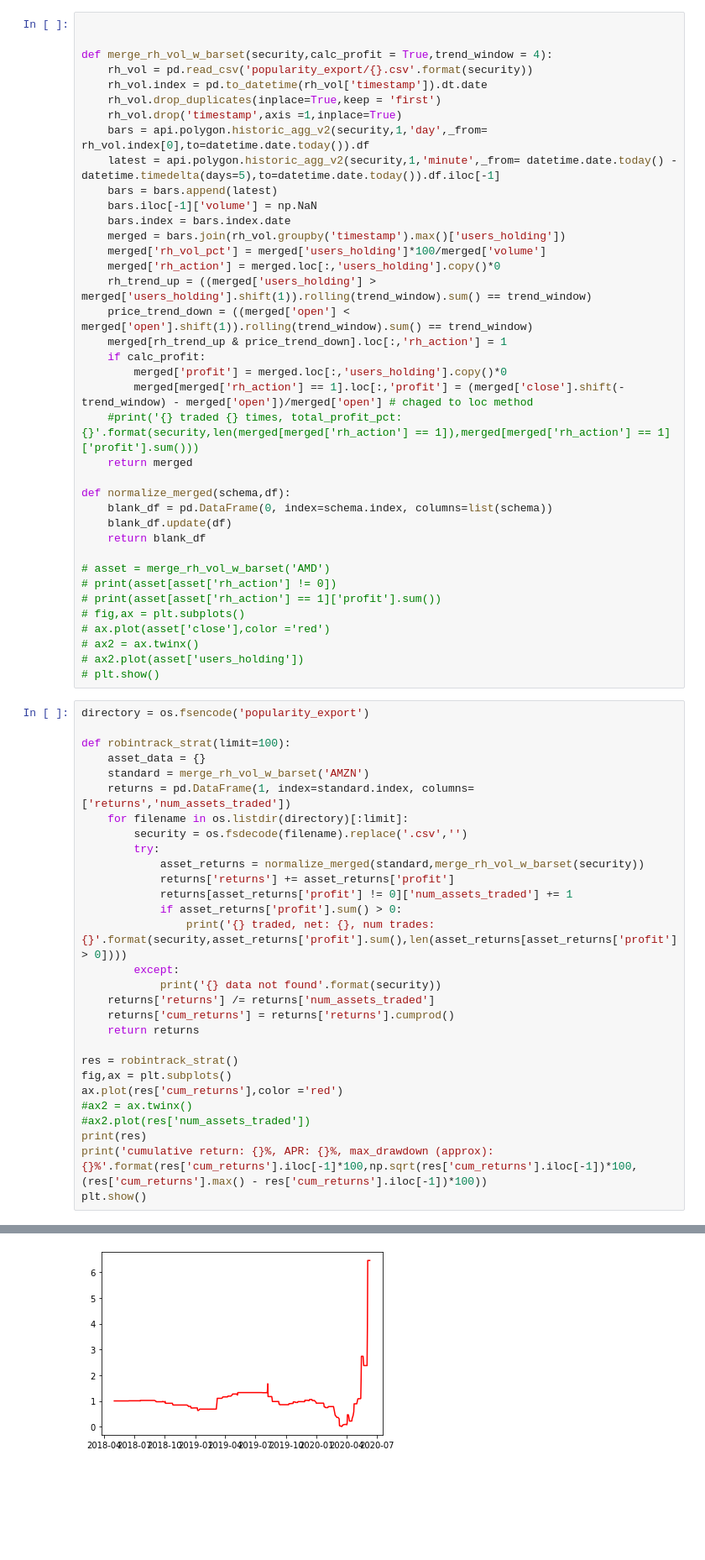
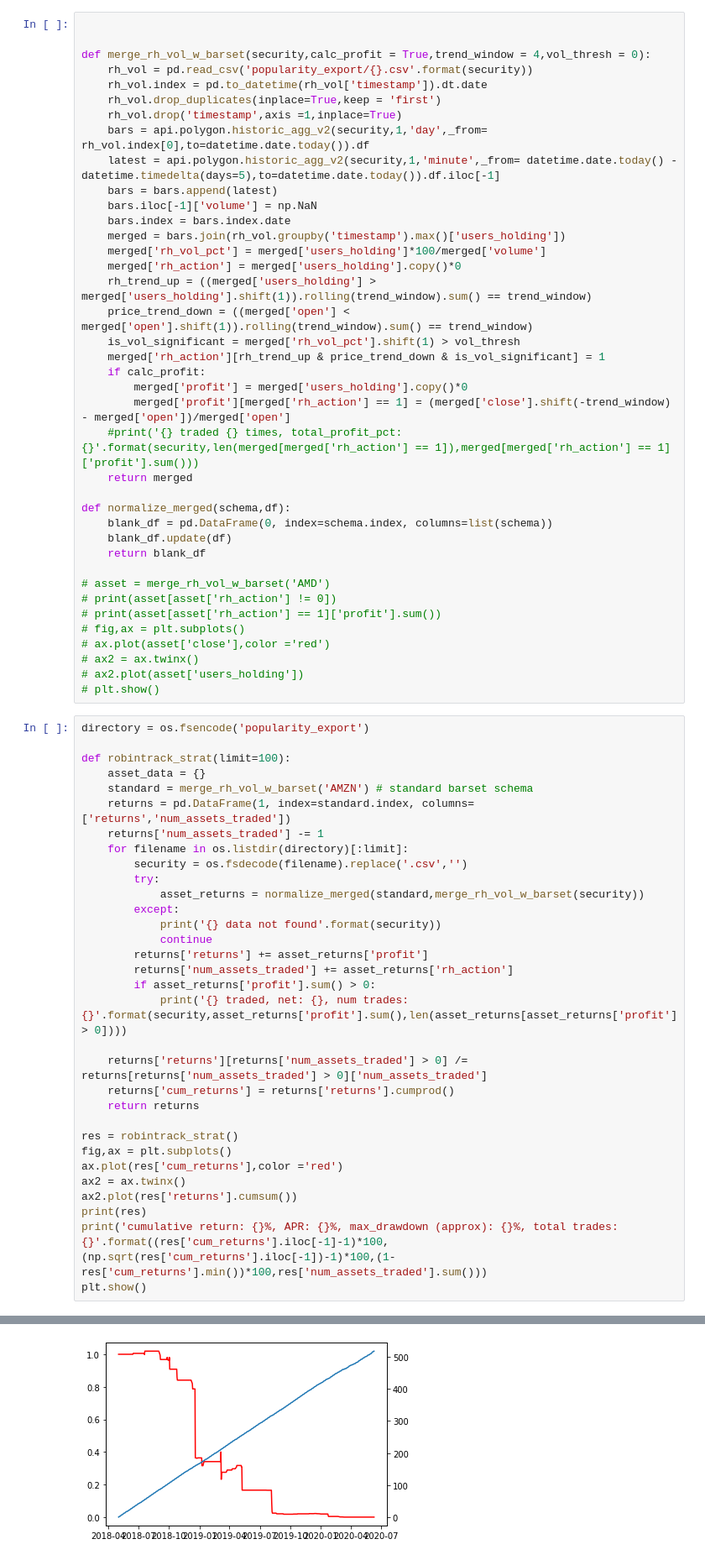
Before and after one commit to parthh01/scalping_robintrack, a Jupyter notebook: robintrack_analysis.ipynb, the cells around one changed output, grey strips where cells are left out. Shown at 84% size. Drawn from its saved outputs; the diff is of its cells as text; blank space fills up the shorter version.

Commit message:
add vol threshold

```diff
--- a/robintrack_analysis.ipynb
+++ b/robintrack_analysis.ipynb
@@ -8,7 +8,7 @@ import numpy as np
 # %%
 
 
-def merge_rh_vol_w_barset(security,calc_profit = True,trend_window = 4):
+def merge_rh_vol_w_barset(security,calc_profit = True,trend_window = 4,vol_thresh = 0):
     rh_vol = pd.read_csv('popularity_export/{}.csv'.format(security))
     rh_vol.index = pd.to_datetime(rh_vol['timestamp']).dt.date
     rh_vol.drop_duplicates(inplace=True,keep = 'first')
@@ -20,13 +20,14 @@ def merge_rh_vol_w_barset(security,calc_profit = True,trend_window = 4):
     bars.index = bars.index.date
     merged = bars.join(rh_vol.groupby('timestamp').max()['users_holding'])
     merged['rh_vol_pct'] = merged['users_holding']*100/merged['volume']
-    merged['rh_action'] = merged.loc[:,'users_holding'].copy()*0
+    merged['rh_action'] = merged['users_holding'].copy()*0
     rh_trend_up = ((merged['users_holding'] > merged['users_holding'].shift(1)).rolling(trend_window).sum() == trend_window)
     price_trend_down = ((merged['open'] < merged['open'].shift(1)).rolling(trend_window).sum() == trend_window)
-    merged[rh_trend_up & price_trend_down].loc[:,'rh_action'] = 1
+    is_vol_significant = merged['rh_vol_pct'].shift(1) > vol_thresh
+    merged['rh_action'][rh_trend_up & price_trend_down & is_vol_significant] = 1
     if calc_profit:
-        merged['profit'] = merged.loc[:,'users_holding'].copy()*0
-        merged[merged['rh_action'] == 1].loc[:,'profit'] = (merged['close'].shift(-trend_window) - merged['open'])/merged['open'] # chaged to loc method
+        merged['profit'] = merged['users_holding'].copy()*0
+        merged['profit'][merged['rh_action'] == 1] = (merged['close'].shift(-trend_window) - merged['open'])/merged['open']
     #print('{} traded {} times, total_profit_pct: {}'.format(security,len(merged[merged['rh_action'] == 1]),merged[merged['rh_action'] == 1]['profit'].sum()))
     return merged
 
@@ -48,28 +49,31 @@ directory = os.fsencode('popularity_export')
 
 def robintrack_strat(limit=100):
     asset_data = {}
-    standard = merge_rh_vol_w_barset('AMZN')
+    standard = merge_rh_vol_w_barset('AMZN') # standard barset schema
     returns = pd.DataFrame(1, index=standard.index, columns=['returns','num_assets_traded'])
+    returns['num_assets_traded'] -= 1
     for filename in os.listdir(directory)[:limit]:
         security = os.fsdecode(filename).replace('.csv','')
         try:
             asset_returns = normalize_merged(standard,merge_rh_vol_w_barset(security))
-            returns['returns'] += asset_returns['profit']
-            returns[asset_returns['profit'] != 0]['num_assets_traded'] += 1
-            if asset_returns['profit'].sum() > 0:
-                print('{} traded, net: {}, num trades: {}'.format(security,asset_returns['profit'].sum(),len(asset_returns[asset_returns['profit'] > 0])))
         except:
             print('{} data not found'.format(security))
-    returns['returns'] /= returns['num_assets_traded']
+            continue
+        returns['returns'] += asset_returns['profit']
+        returns['num_assets_traded'] += asset_returns['rh_action']
+        if asset_returns['profit'].sum() > 0:
+            print('{} traded, net: {}, num trades: {}'.format(security,asset_returns['profit'].sum(),len(asset_returns[asset_returns['profit'] > 0])))
+
+    returns['returns'][returns['num_assets_traded'] > 0] /= returns[returns['num_assets_traded'] > 0]['num_assets_traded']
     returns['cum_returns'] = returns['returns'].cumprod()
     return returns
 
 res = robintrack_strat()
 fig,ax = plt.subplots()
 ax.plot(res['cum_returns'],color ='red')
-#ax2 = ax.twinx()
-#ax2.plot(res['num_assets_traded'])
+ax2 = ax.twinx()
+ax2.plot(res['returns'].cumsum())
 print(res)
-print('cumulative return: {}%, APR: {}%, max_drawdown (approx): {}%'.format(res['cum_returns'].iloc[-1]*100,np.sqrt(res['cum_returns'].iloc[-1])*100,(res['cum_returns'].max() - res['cum_returns'].iloc[-1])*100))
+print('cumulative return: {}%, APR: {}%, max_drawdown (approx): {}%, total trades: {}'.format((res['cum_returns'].iloc[-1]-1)*100,(np.sqrt(res['cum_returns'].iloc[-1])-1)*100,(1- res['cum_returns'].min())*100,res['num_assets_traded'].sum()))
 plt.show()
 # %% [output]
@@ -154 +153 @@ cumulative return: 645.8641099118308%, APR: 254.13856651673922%, max_drawdown (a
-[figure, old version]
+[figure, new version]
```
Also changed, not shown: parts of 6 cells of this notebook.
